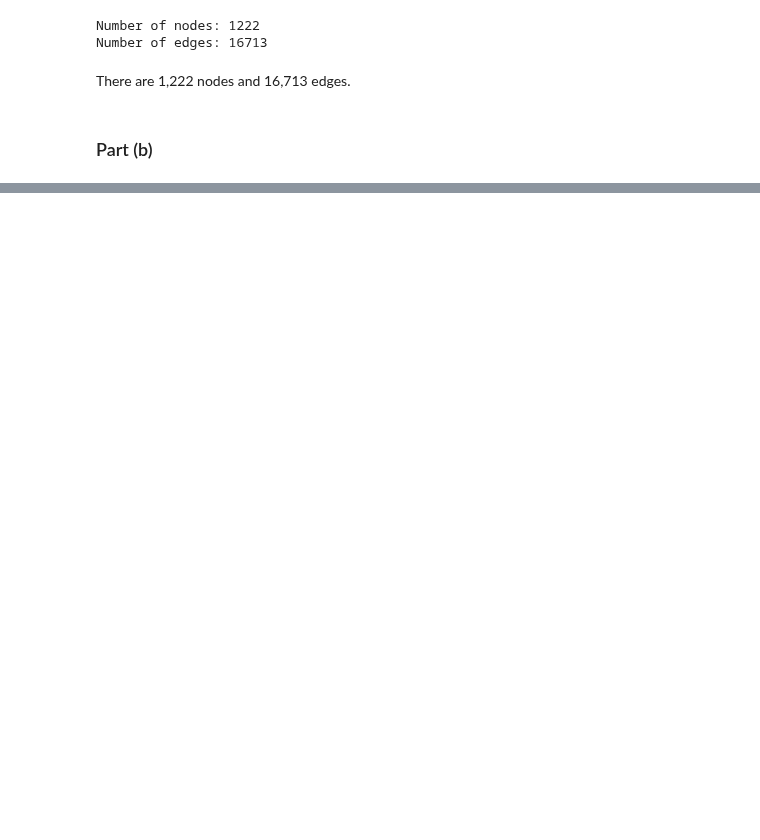
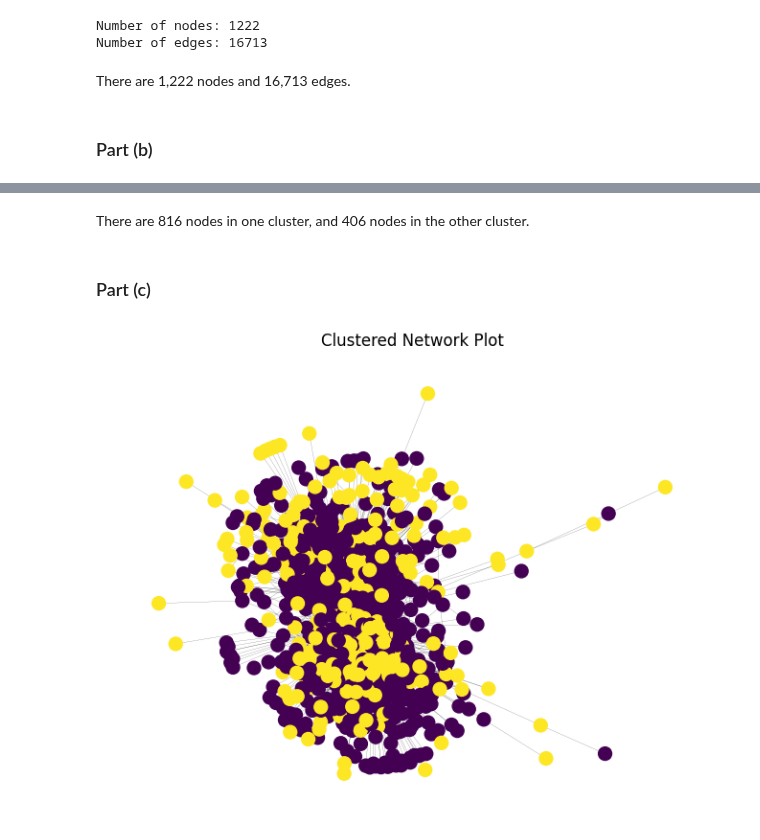
Before and after one commit to DapperDataAnalyst/Advanced-Predictive-Models, a Jupyter notebook: Peer-Graded Network Models.ipynb, the cells around one changed output, grey strips where cells are left out. Drawn from its saved outputs; the diff is of its cells as text; code cells hidden in the pictures; blank space fills up the shorter version.

```diff
--- a/Peer-Graded Network Models.ipynb
+++ b/Peer-Graded Network Models.ipynb
@@ -70,0 +95,8 @@ plt.show()
+# %% [markdown]
+There are 816 nodes in one cluster, and 406 nodes in the other cluster.
+# %% [markdown]
+### Part (c)
+# %%
+spect_clust(regular=False, network=True)
+# %% [output]
+[figure, added]
```
Also changed, not shown: parts of 4 cells of this notebook.
